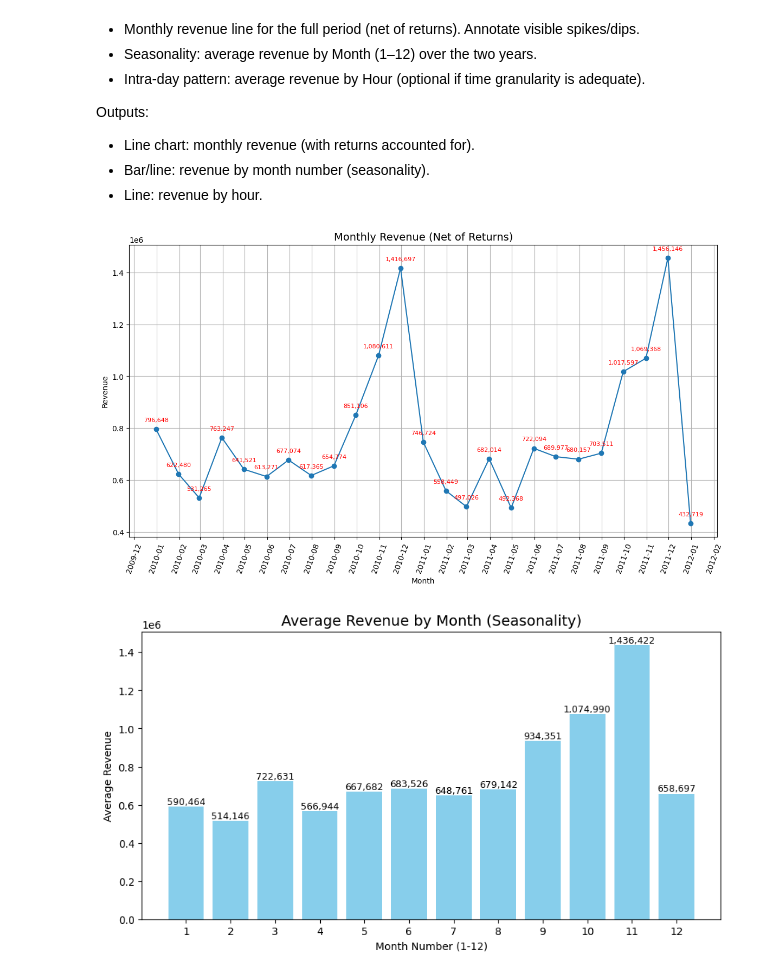
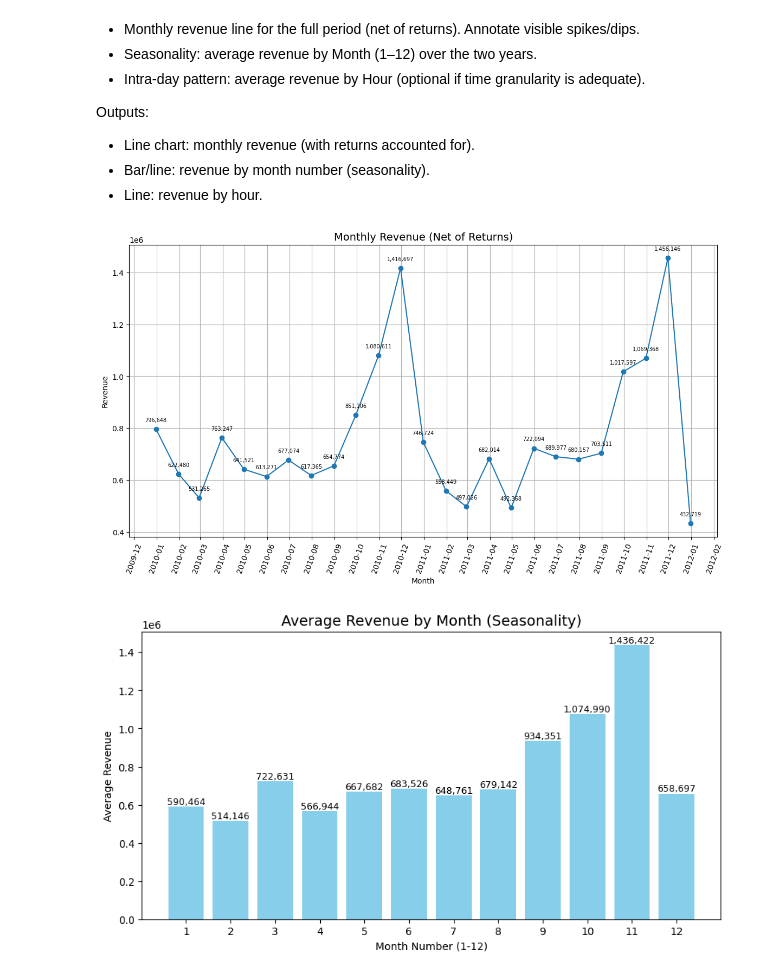
Before and after one commit to jjelleazarr/retail_eda_pair_Braga_Elleazar_Mateo_Suacito, a Jupyter notebook: notebooks/Retail-EDA.ipynb, the cells around one changed output. Cells and saved outputs as stored; diff of their text form; code cells hidden in the pictures.

```diff
--- a/notebooks/Retail-EDA.ipynb
+++ b/notebooks/Retail-EDA.ipynb
@@ -406,34 +406,34 @@ Outputs:
 # %%
 import matplotlib.dates as mdates
 
 monthly_revenue = (
     data.groupby(pd.Grouper(key='InvoiceDate', freq='M'))['Revenue']
     .sum()
     .reset_index()
 )
 
 plt.figure(figsize=(14,7))
 plt.plot(monthly_revenue['InvoiceDate'], monthly_revenue['Revenue'], marker='o')
 plt.title("Monthly Revenue (Net of Returns)", fontsize=14)
 plt.xlabel("Month")
 plt.ylabel("Revenue")
 plt.grid(True)
 
 plt.gca().xaxis.set_major_formatter(mdates.DateFormatter('%Y-%m'))
 plt.gca().xaxis.set_major_locator(mdates.MonthLocator(interval=1))
 plt.xticks(rotation=70)
 
 for i in monthly_revenue.itertuples():
     plt.annotate(f"{i.Revenue:,.0f}",
                  (i.InvoiceDate, i.Revenue),
                  textcoords="offset points",
                  xytext=(0,10),
                  ha='center',
-                 fontsize=8,
-                 color="red")
+                 fontsize=7,
+                 color="black")
 plt.show()
 # %% [output]
-[figure, old version]
+[figure, new version]
 # %%
 # Seasonality: Average revenue by Month (1–12)
 monthly_revenue['MonthNum'] = monthly_revenue['InvoiceDate'].dt.month
```
Also changed, not shown: parts of 6 cells of this notebook.
